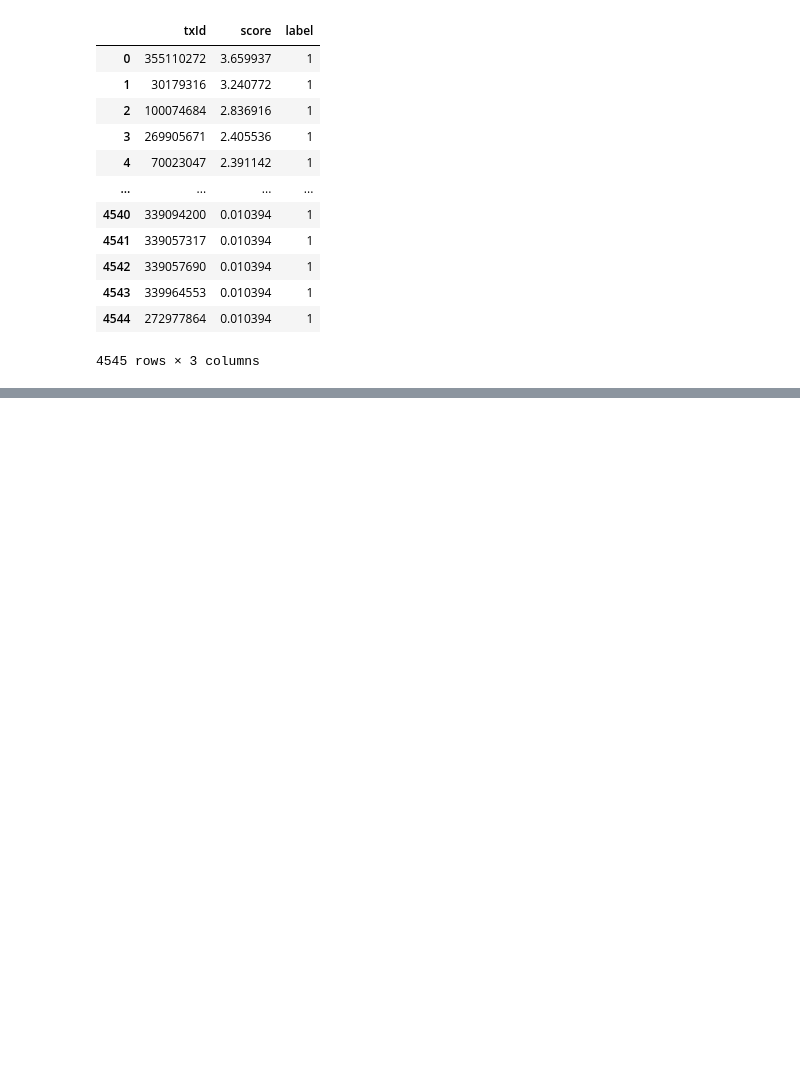
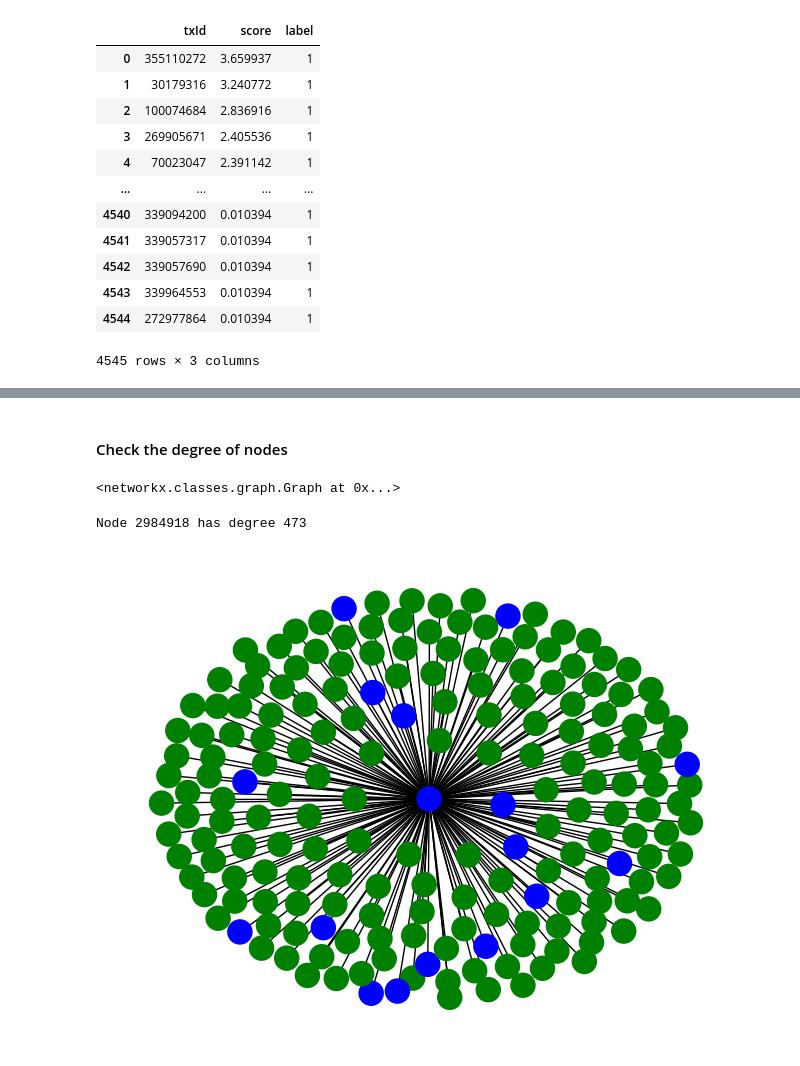
Before and after one commit to yucfu/gnn_fraud_detection, a Jupyter notebook: oddball_pattern.ipynb, the cells around one changed output, grey strips where cells are left out. Cells and saved outputs as stored; diff of their text form; code cells hidden in the pictures; blank space fills up the shorter version.

Commit message:
Add degree.

```diff
--- a/oddball_pattern.ipynb
+++ b/oddball_pattern.ipynb
@@ -107,0 +108,37 @@ visualize_anomaly_graph(one_hop_edge)
+# %% [markdown]
+#### Check the degree of nodes
+# %%
+total_graph = nx.from_pandas_edgelist(df_edges, source='txId1', target='txId2')
+pos = nx.spring_layout(total_graph)
+
+# selected_node = res_labeled.txId[4]
+# one_hop_edge = df_edges[(df_edges.txId1 == selected_node)|(df_edges.txId2 == selected_node)]
+
+selected_node = res_labeled.txId[4]
+one_hop_edge = df_edges[(df_edges.txId1 == selected_node)|(df_edges.txId2 == selected_node)]
+visualize_anomaly_graph(one_hop_edge)
+
+# class_labels = {}
+# for node in total_graph.nodes():
+#     label = res[res.txId == node]['label'].values[0]
+#     class_labels[node] = label
+# class_colors = {1: 'red', 0: 'blue', 2: 'green'}
+# node_colors = [class_colors[class_labels[node]] for node in total_graph.nodes()]
+
+# nx.draw(total_graph, with_labels=False, pos=pos, node_color=node_colors)
+
+# plt.show()
+# %% [output]
+<networkx.classes.graph.Graph at 0x...>
+# %%
+degrees = dict(total_graph.degree())
+sorted_nodes = sorted(degrees, key=degrees.get, reverse=True)
+
+print(f"Node {sorted_nodes[0]} has degree {degrees[sorted_nodes[0]]}")
+
+selected_node = sorted_nodes[9]
+one_hop_edge = df_edges[(df_edges.txId1 == selected_node)|(df_edges.txId2 == selected_node)]
+visualize_anomaly_graph(one_hop_edge)
+# %% [output]
+Node 2984918 has degree 473
+[figure, added]
```
Also changed, not shown: parts of 6 cells of this notebook.
